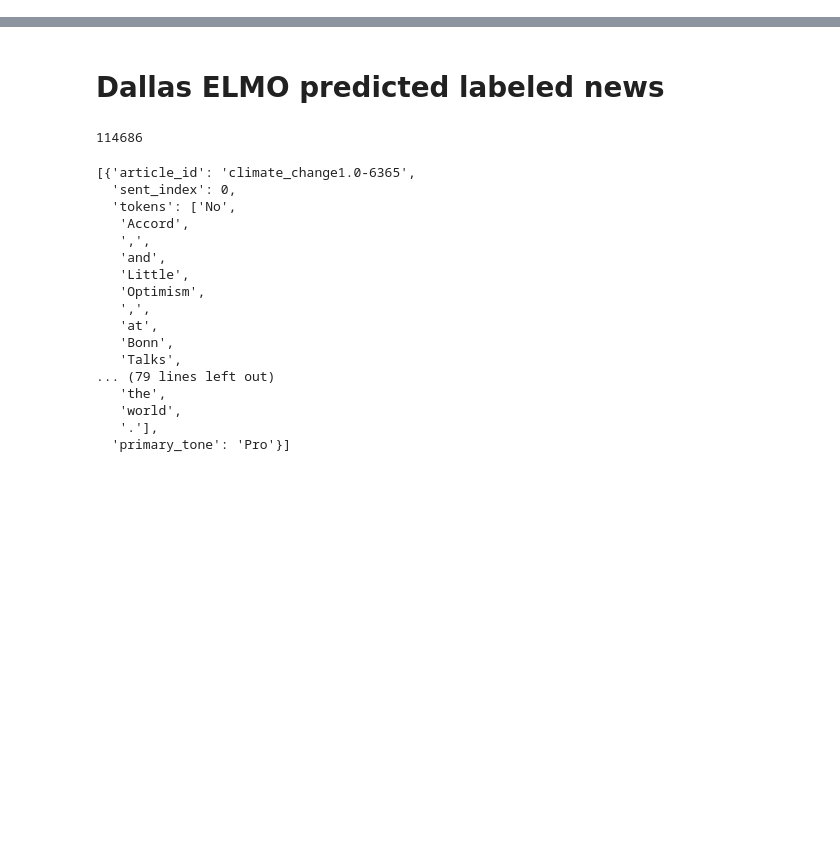
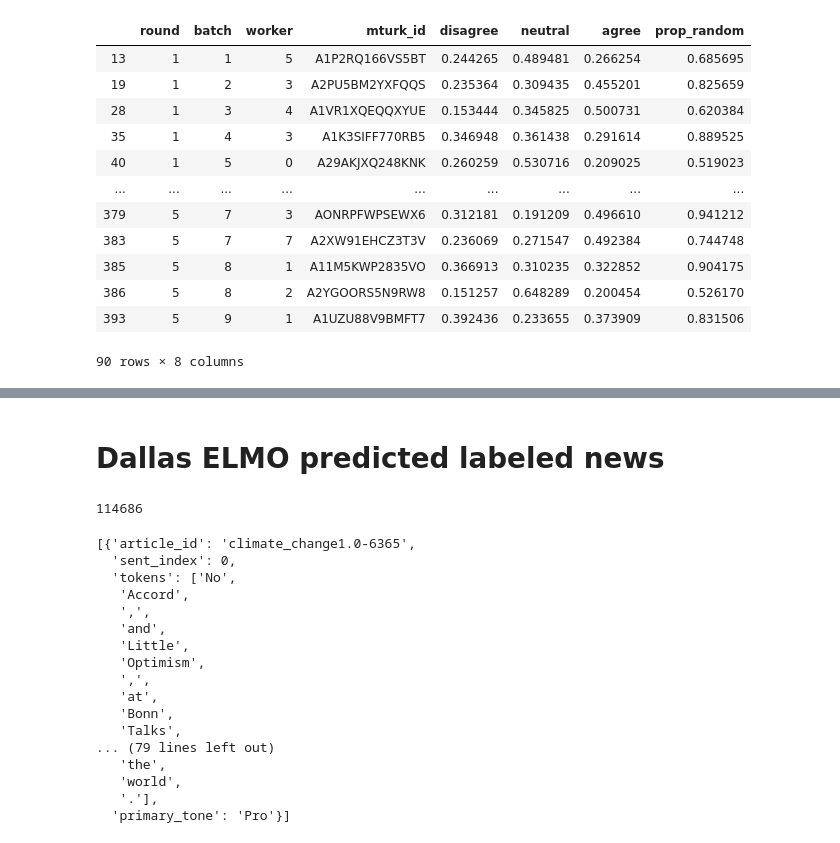
Before and after one commit to yiweiluo/GWStance, a Jupyter notebook: cc_stance/data_creation/Data_creation.ipynb, the cells around one changed output, grey strips where cells are left out. Cells and saved outputs as stored; diff of their text form; code cells hidden in the pictures; blank space fills up the shorter version.

```diff
--- a/cc_stance/data_creation/Data_creation.ipynb
+++ b/cc_stance/data_creation/Data_creation.ipynb
@@ -37,0 +63,16 @@ labeled_data = labeled_data[['source','type','text','stance']]
+# %%
+indices_to_exclude
+# %% [output]
+|  | round | batch | worker | mturk_id | disagree | neutral | agree | prop_random |
+| 13 | 1 | 1 | 5 | A1P2RQ166VS5BT | 0.244265 | 0.489481 | 0.266254 | 0.685695 |
+| 19 | 1 | 2 | 3 | A2PU5BM2YXFQQS | 0.235364 | 0.309435 | 0.455201 | 0.825659 |
+| 28 | 1 | 3 | 4 | A1VR1XQEQQXYUE | 0.153444 | 0.345825 | 0.500731 | 0.620384 |
+| 35 | 1 | 4 | 3 | A1K3SIFF770RB5 | 0.346948 | 0.361438 | 0.291614 | 0.889525 |
+| 40 | 1 | 5 | 0 | A29AKJXQ248KNK | 0.260259 | 0.530716 | 0.209025 | 0.519023 |
+| ... | ... | ... | ... | ... | ... | ... | ... | ... |
+| 379 | 5 | 7 | 3 | AONRPFWPSEWX6 | 0.312181 | 0.191209 | 0.496610 | 0.941212 |
+| 383 | 5 | 7 | 7 | A2XW91EHCZ3T3V | 0.236069 | 0.271547 | 0.492384 | 0.744748 |
+| 385 | 5 | 8 | 1 | A11M5KWP2835VO | 0.366913 | 0.310235 | 0.322852 | 0.904175 |
+| 386 | 5 | 8 | 2 | A2YGOORS5N9RW8 | 0.151257 | 0.648289 | 0.200454 | 0.526170 |
+| 393 | 5 | 9 | 1 | A1UZU88V9BMFT7 | 0.392436 | 0.233655 | 0.373909 | 0.831506 |
+90 rows × 8 columns
```
Also changed, not shown: parts of 38 cells of this notebook, 2 other files.
